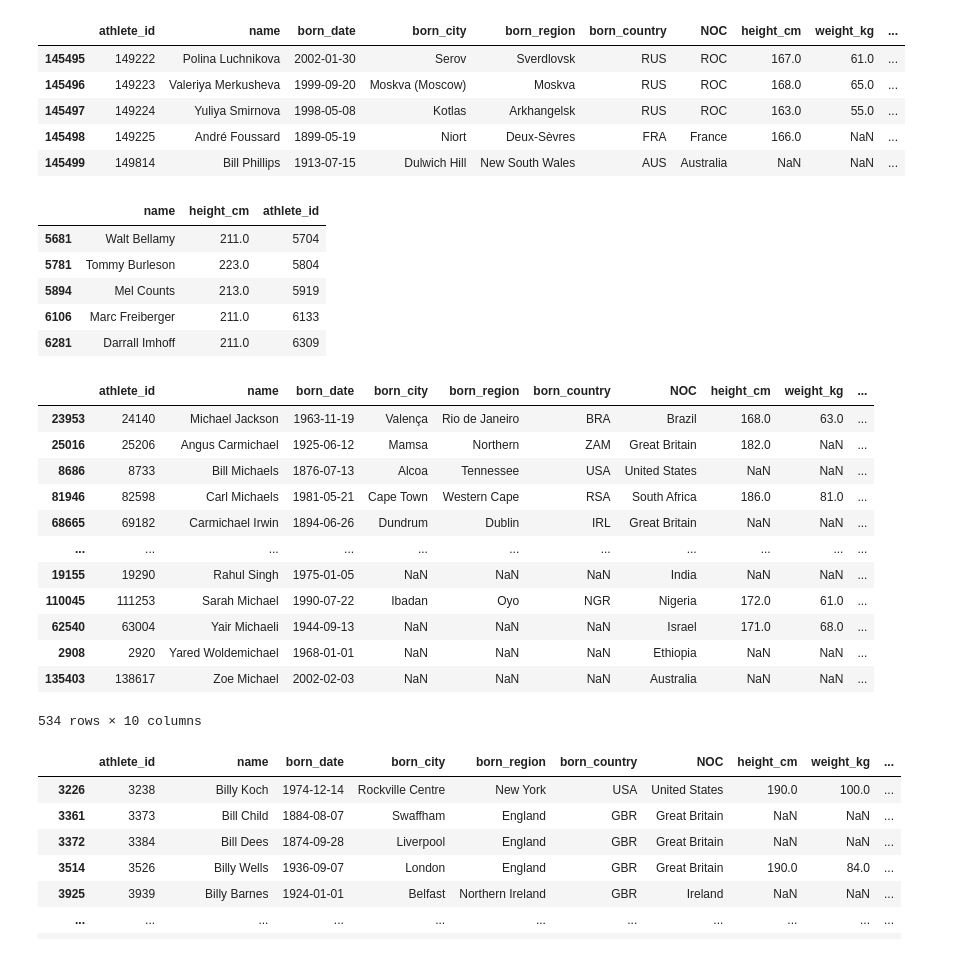
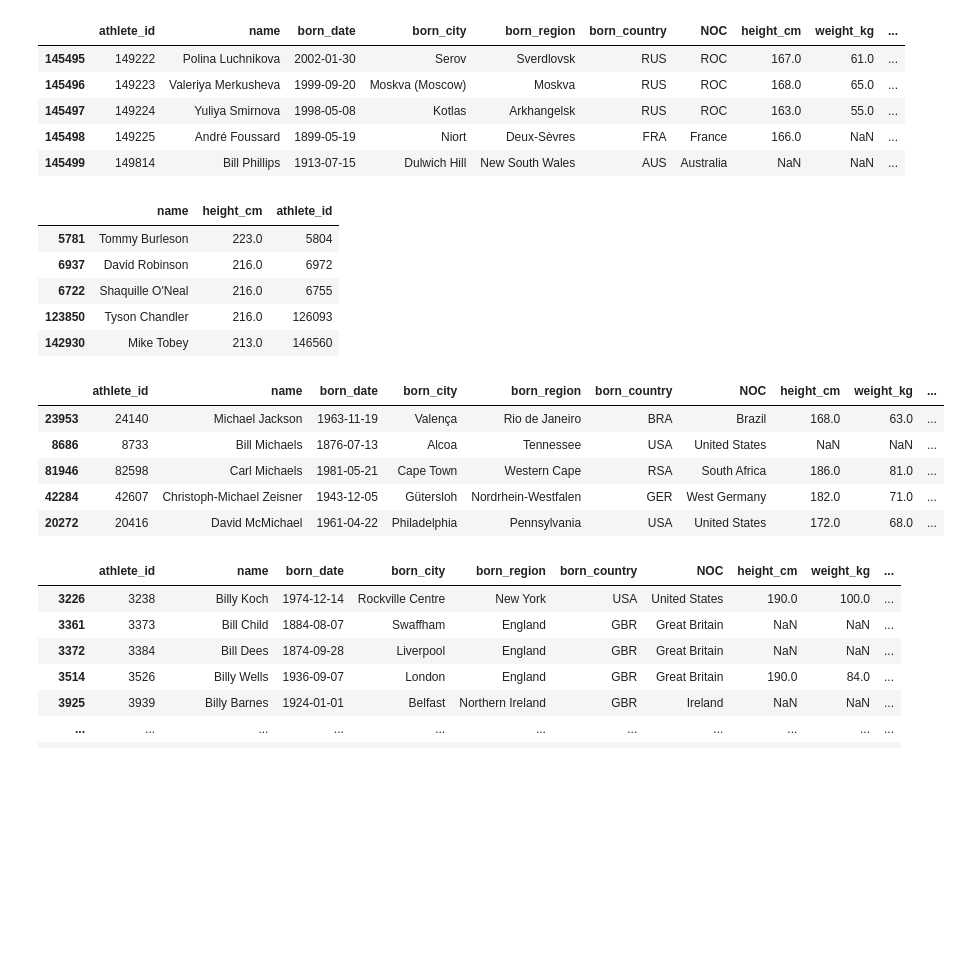
Before and after one commit to akshayupadhayay/pandas, a Jupyter notebook: notebooks/operations.ipynb, the cells around one changed output. Drawn from its saved outputs; the diff is of its cells as text; code cells hidden in the pictures; blank space fills up the shorter version.

Commit message:
filtering df

```diff
--- a/notebooks/operations.ipynb
+++ b/notebooks/operations.ipynb
@@ -367,32 +395,27 @@ bios.tail()
 # to select rows where height_cm is greater than 210 and born_country is USA, and then select only the name, height_cm and athlete_id columns.
 # Finally, sort the result by height_cm in descending order.
 result = bios[(bios['height_cm'] > 210) & (bios['born_country'] == 'USA')][['name', 'height_cm', 'athlete_id']]
-result.sort_values(['height_cm'], ascending=[False])
+result = result.sort_values(by='height_cm', ascending=[False])
 result.head()
 # %% [output]
 |  | name | height_cm | athlete_id |
-| 5681 | Walt Bellamy | 211.0 | 5704 |
 | 5781 | Tommy Burleson | 223.0 | 5804 |
-| 5894 | Mel Counts | 213.0 | 5919 |
-| 6106 | Marc Freiberger | 211.0 | 6133 |
-| 6281 | Darrall Imhoff | 211.0 | 6309 |
+| 6937 | David Robinson | 216.0 | 6972 |
+| 6722 | Shaquille O'Neal | 216.0 | 6755 |
+| 123850 | Tyson Chandler | 216.0 | 126093 |
+| 142930 | Mike Tobey | 213.0 | 146560 |
 # %%
 # to select rows where the name column contains either 'Michael' or 'Rahul', ignoring case, and then sort the result by name in ascending order.
-bios[bios['name'].str.contains('Michael|Rahul', case=False)].sort_values('name')
+filter = bios.loc[bios['name'].str.contains('Michael|Rahul')]
+filter = filter.sort_values(by='name', ascending=True)
+filter.head()
 # %% [output]
 |  | athlete_id | name | born_date | born_city | born_region | born_country | NOC | height_cm | weight_kg | ... |
 | 23953 | 24140 | Michael Jackson | 1963-11-19 | Valença | Rio de Janeiro | BRA | Brazil | 168.0 | 63.0 | ... |
-| 25016 | 25206 | Angus Carmichael | 1925-06-12 | Mamsa | Northern | ZAM | Great Britain | 182.0 | NaN | ... |
 | 8686 | 8733 | Bill Michaels | 1876-07-13 | Alcoa | Tennessee | USA | United States | NaN | NaN | ... |
 | 81946 | 82598 | Carl Michaels | 1981-05-21 | Cape Town | Western Cape | RSA | South Africa | 186.0 | 81.0 | ... |
-| 68665 | 69182 | Carmichael Irwin | 1894-06-26 | Dundrum | Dublin | IRL | Great Britain | NaN | NaN | ... |
-| ... | ... | ... | ... | ... | ... | ... | ... | ... | ... | ... |
-| 19155 | 19290 | Rahul Singh | 1975-01-05 | NaN | NaN | NaN | India | NaN | NaN | ... |
-| 110045 | 111253 | Sarah Michael | 1990-07-22 | Ibadan | Oyo | NGR | Nigeria | 172.0 | 61.0 | ... |
-| 62540 | 63004 | Yair Michaeli | 1944-09-13 | NaN | NaN | NaN | Israel | 171.0 | 68.0 | ... |
-| 2908 | 2920 | Yared Woldemichael | 1968-01-01 | NaN | NaN | NaN | Ethiopia | NaN | NaN | ... |
-| 135403 | 138617 | Zoe Michael | 2002-02-03 | NaN | NaN | NaN | Australia | NaN | NaN | ... |
+| 42284 | 42607 | Christoph-Michael Zeisner | 1943-12-05 | Gütersloh | Nordrhein-Westfalen | GER | West Germany | 182.0 | 71.0 | ... |
+| 20272 | 20416 | David McMichael | 1961-04-22 | Philadelphia | Pennsylvania | USA | United States | 172.0 | 68.0 | ... |
-534 rows × 10 columns
 # %%
 # to select rows where the born_country column is either 'USA' or 'GBR', and the name column starts with 'Bill'.
 bios[(bios['born_country'].isin(['USA','GBR'])) & (bios['name'].str.startswith('Bill'))]
```
Also changed, not shown: parts of 15 cells of this notebook.
